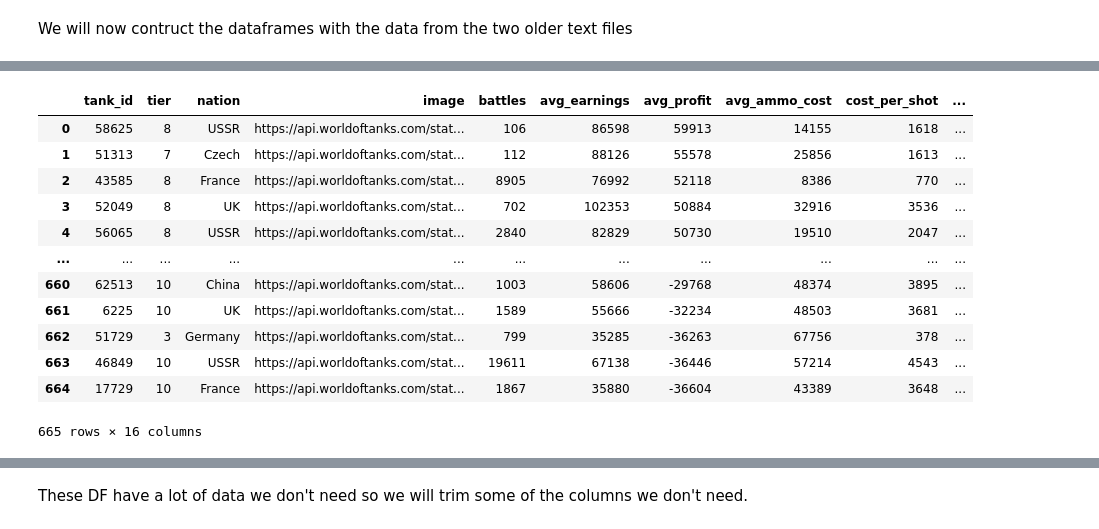
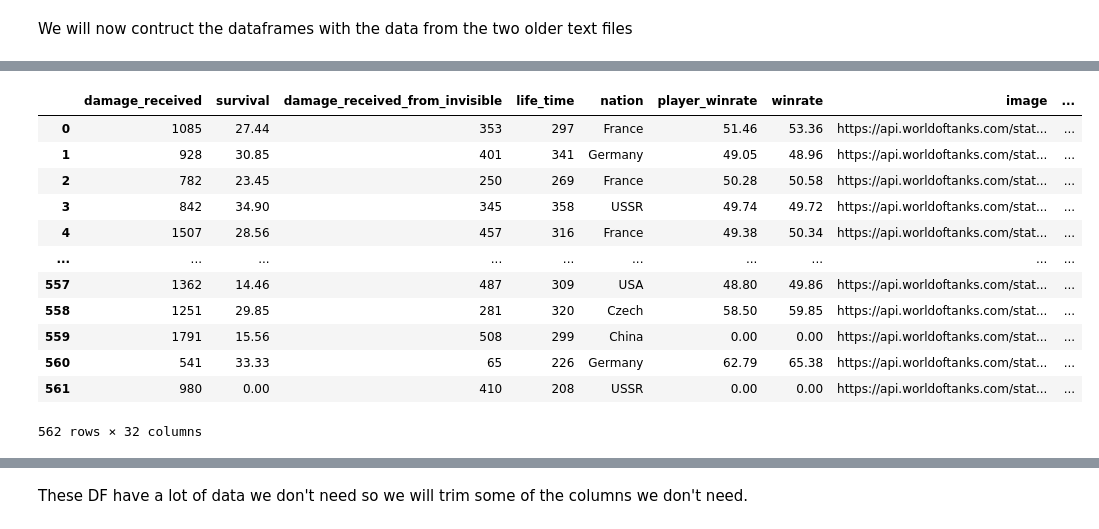
Before and after one commit to jeffreyLyngdoh/Final-Tutorial-World-of-Tank-deep-dive, a Jupyter notebook: final.ipynb, the cells around one changed output, grey strips where cells are left out. Saved outputs shown, nothing was run; the diff lists cells and outputs as text; code cells hidden in the pictures.

```diff
--- a/final.ipynb
+++ b/final.ipynb
@@ -91,23 +79,17 @@ generalDf
-# %%
-with open('rawDataOutput/econData.txt', 'r') as f:
-    text = f.readlines()
-    data = []
-    for line in text:
-        data.append(eval(line))
-    economicDF = pd.DataFrame(data)
-
-economicDF
-# %% [output]
-|  | tank_id | tier | nation | image | battles | avg_earnings | avg_profit | avg_ammo_cost | cost_per_shot | ... |
-| 0 | 58625 | 8 | USSR | https://api.worldoftanks.com/stat... | 106 | 86598 | 59913 | 14155 | 1618 | ... |
-| 1 | 51313 | 7 | Czech | https://api.worldoftanks.com/stat... | 112 | 88126 | 55578 | 25856 | 1613 | ... |
-| 2 | 43585 | 8 | France | https://api.worldoftanks.com/stat... | 8905 | 76992 | 52118 | 8386 | 770 | ... |
-| 3 | 52049 | 8 | UK | https://api.worldoftanks.com/stat... | 702 | 102353 | 50884 | 32916 | 3536 | ... |
-| 4 | 56065 | 8 | USSR | https://api.worldoftanks.com/stat... | 2840 | 82829 | 50730 | 19510 | 2047 | ... |
-| ... | ... | ... | ... | ... | ... | ... | ... | ... | ... | ... |
-| 660 | 62513 | 10 | China | https://api.worldoftanks.com/stat... | 1003 | 58606 | -29768 | 48374 | 3895 | ... |
-| 661 | 6225 | 10 | UK | https://api.worldoftanks.com/stat... | 1589 | 55666 | -32234 | 48503 | 3681 | ... |
-| 662 | 51729 | 3 | Germany | https://api.worldoftanks.com/stat... | 799 | 35285 | -36263 | 67756 | 378 | ... |
-| 663 | 46849 | 10 | USSR | https://api.worldoftanks.com/stat... | 19611 | 67138 | -36446 | 57214 | 4543 | ... |
-| 664 | 17729 | 10 | France | https://api.worldoftanks.com/stat... | 1867 | 35880 | -36604 | 43389 | 3648 | ... |
-665 rows × 16 columns
+# %%
+generalDf = pd.read_csv('rawDataOutput/generalData.csv', encoding='utf')
+generalDf
+# %% [output]
+|  | damage_received | survival | damage_received_from_invisible | life_time | nation | player_winrate | winrate | image | ... |
+| 0 | 1085 | 27.44 | 353 | 297 | France | 51.46 | 53.36 | https://api.worldoftanks.com/stat... | ... |
+| 1 | 928 | 30.85 | 401 | 341 | Germany | 49.05 | 48.96 | https://api.worldoftanks.com/stat... | ... |
+| 2 | 782 | 23.45 | 250 | 269 | France | 50.28 | 50.58 | https://api.worldoftanks.com/stat... | ... |
+| 3 | 842 | 34.90 | 345 | 358 | USSR | 49.74 | 49.72 | https://api.worldoftanks.com/stat... | ... |
+| 4 | 1507 | 28.56 | 457 | 316 | France | 49.38 | 50.34 | https://api.worldoftanks.com/stat... | ... |
+| ... | ... | ... | ... | ... | ... | ... | ... | ... | ... |
+| 557 | 1362 | 14.46 | 487 | 309 | USA | 48.80 | 49.86 | https://api.worldoftanks.com/stat... | ... |
+| 558 | 1251 | 29.85 | 281 | 320 | Czech | 58.50 | 59.85 | https://api.worldoftanks.com/stat... | ... |
+| 559 | 1791 | 15.56 | 508 | 299 | China | 0.00 | 0.00 | https://api.worldoftanks.com/stat... | ... |
+| 560 | 541 | 33.33 | 65 | 226 | Germany | 62.79 | 65.38 | https://api.worldoftanks.com/stat... | ... |
+| 561 | 980 | 0.00 | 410 | 208 | USSR | 0.00 | 0.00 | https://api.worldoftanks.com/stat... | ... |
+562 rows × 32 columns
```
Also changed, not shown: parts of 8 cells of this notebook, 6 other files.
